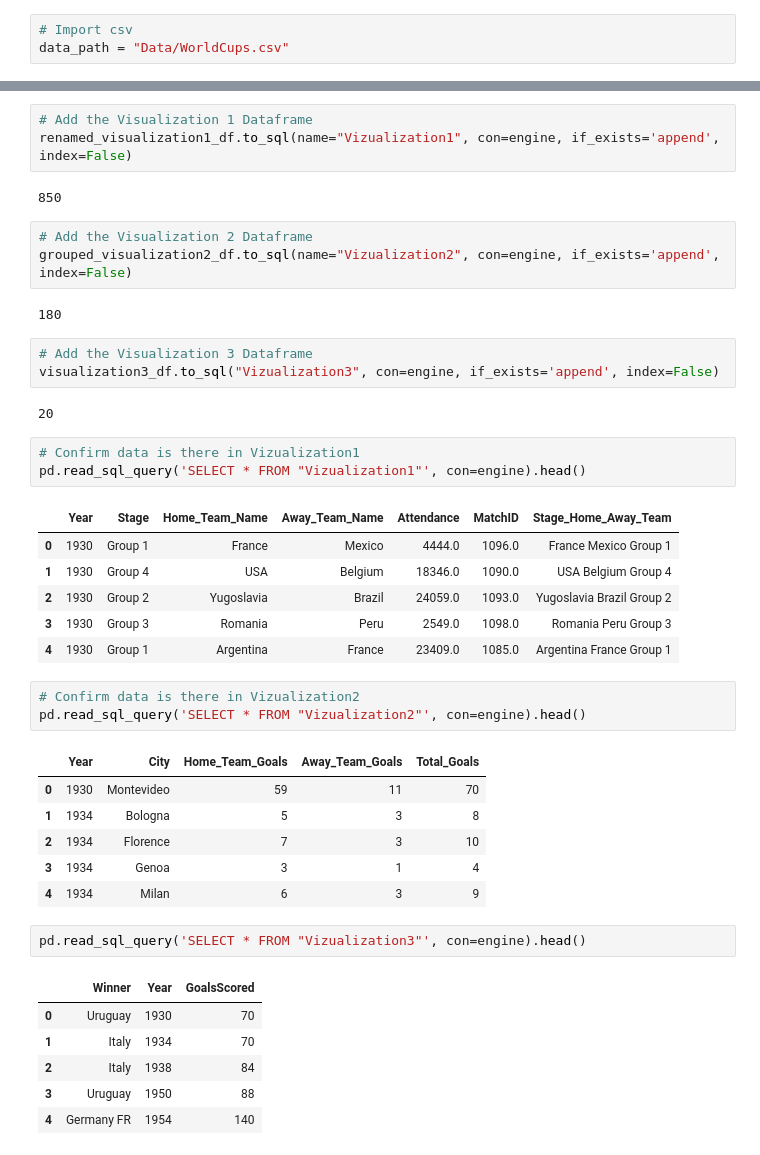
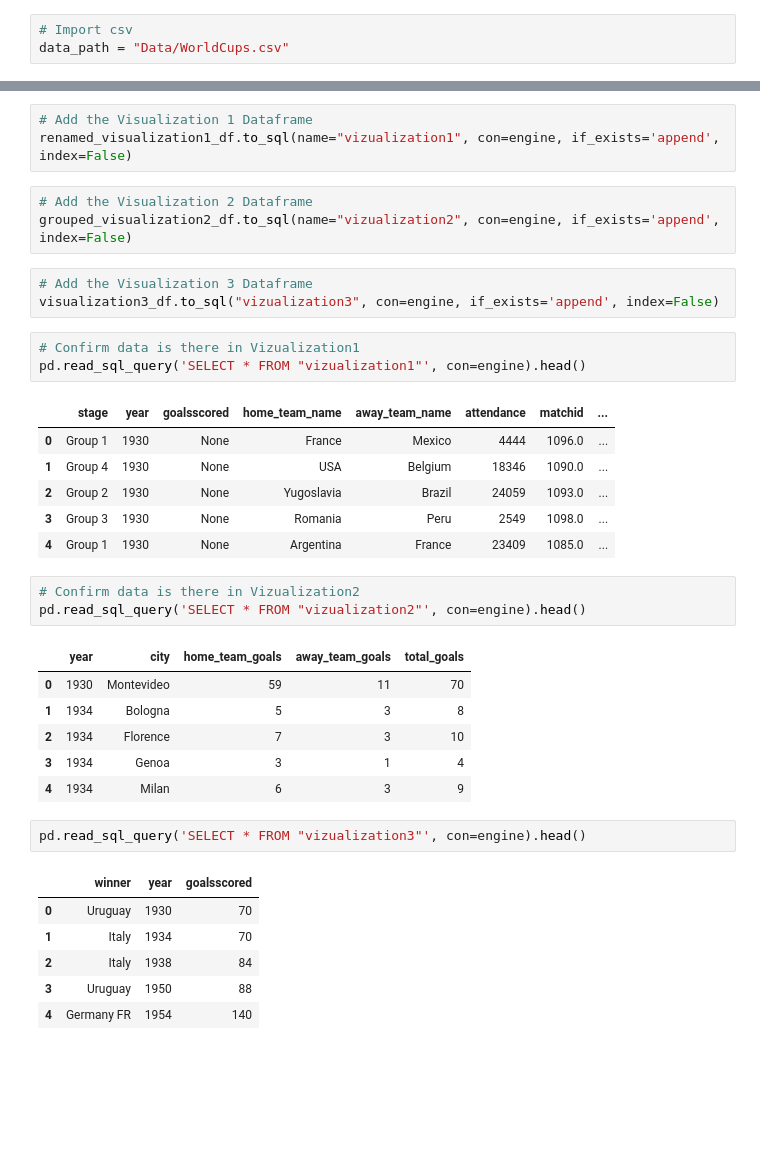
Before and after one commit to Tabassum1985/Project-3, a Jupyter notebook: main-version2.ipynb, the cells around one changed output, grey strips where cells are left out. Drawn from its saved outputs; the diff is of its cells as text; blank space fills up the shorter version.

```diff
--- a/main-version2.ipynb
+++ b/main-version2.ipynb
@@ -255,42 +260,36 @@ engine.table_names()
 # %%
 # Add the Visualization 1 Dataframe
-renamed_visualization1_df.to_sql(name="Vizualization1", con=engine, if_exists='append', index=False)
+renamed_visualization1_df.to_sql(name="vizualization1", con=engine, if_exists='append', index=False)
-# %% [output]
-850
 # %%
 # Add the Visualization 2 Dataframe
-grouped_visualization2_df.to_sql(name="Vizualization2", con=engine, if_exists='append', index=False)
+grouped_visualization2_df.to_sql(name="vizualization2", con=engine, if_exists='append', index=False)
-# %% [output]
-180
 # %%
 # Add the Visualization 3 Dataframe
-visualization3_df.to_sql("Vizualization3", con=engine, if_exists='append', index=False)
+visualization3_df.to_sql("vizualization3", con=engine, if_exists='append', index=False)
-# %% [output]
-20
 # %%
 # Confirm data is there in Vizualization1
-pd.read_sql_query('SELECT * FROM "Vizualization1"', con=engine).head()
+pd.read_sql_query('SELECT * FROM "vizualization1"', con=engine).head()
 # %% [output]
-|  | Year | Stage | Home_Team_Name | Away_Team_Name | Attendance | MatchID | Stage_Home_Away_Team |
-| 0 | 1930 | Group 1 | France | Mexico | 4444.0 | 1096.0 | France Mexico Group 1 |
-| 1 | 1930 | Group 4 | USA | Belgium | 18346.0 | 1090.0 | USA Belgium Group 4 |
-| 2 | 1930 | Group 2 | Yugoslavia | Brazil | 24059.0 | 1093.0 | Yugoslavia Brazil Group 2 |
-| 3 | 1930 | Group 3 | Romania | Peru | 2549.0 | 1098.0 | Romania Peru Group 3 |
-| 4 | 1930 | Group 1 | Argentina | France | 23409.0 | 1085.0 | Argentina France Group 1 |
+|  | stage | year | goalsscored | home_team_name | away_team_name | attendance | matchid | ... |
+| 0 | Group 1 | 1930 | None | France | Mexico | 4444 | 1096.0 | ... |
+| 1 | Group 4 | 1930 | None | USA | Belgium | 18346 | 1090.0 | ... |
+| 2 | Group 2 | 1930 | None | Yugoslavia | Brazil | 24059 | 1093.0 | ... |
+| 3 | Group 3 | 1930 | None | Romania | Peru | 2549 | 1098.0 | ... |
+| 4 | Group 1 | 1930 | None | Argentina | France | 23409 | 1085.0 | ... |
 # %%
 # Confirm data is there in Vizualization2
-pd.read_sql_query('SELECT * FROM "Vizualization2"', con=engine).head()
+pd.read_sql_query('SELECT * FROM "vizualization2"', con=engine).head()
 # %% [output]
-|  | Year | City | Home_Team_Goals | Away_Team_Goals | Total_Goals |
+|  | year | city | home_team_goals | away_team_goals | total_goals |
 | 0 | 1930 | Montevideo | 59 | 11 | 70 |
 | 1 | 1934 | Bologna | 5 | 3 | 8 |
 | 2 | 1934 | Florence | 7 | 3 | 10 |
 | 3 | 1934 | Genoa | 3 | 1 | 4 |
 | 4 | 1934 | Milan | 6 | 3 | 9 |
 # %%
-pd.read_sql_query('SELECT * FROM "Vizualization3"', con=engine).head()
+pd.read_sql_query('SELECT * FROM "vizualization3"', con=engine).head()
 # %% [output]
-|  | Winner | Year | GoalsScored |
+|  | winner | year | goalsscored |
 | 0 | Uruguay | 1930 | 70 |
 | 1 | Italy | 1934 | 70 |
 | 2 | Italy | 1938 | 84 |
```
Also changed, not shown: parts of 7 cells of this notebook.
